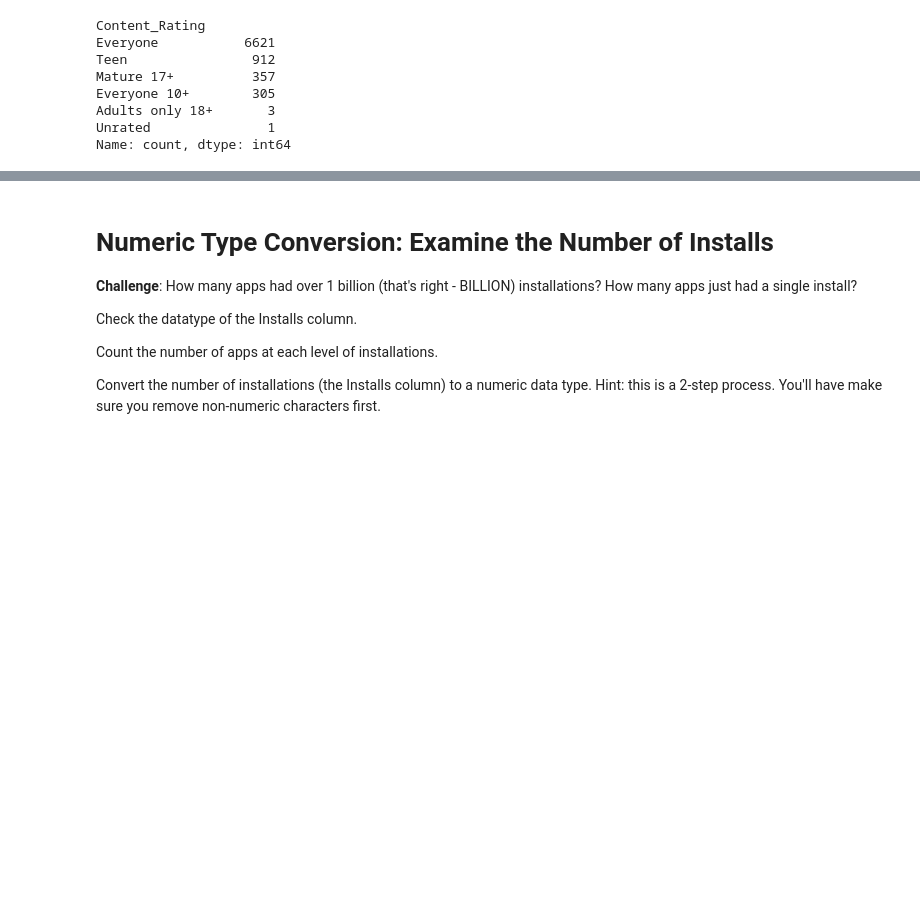
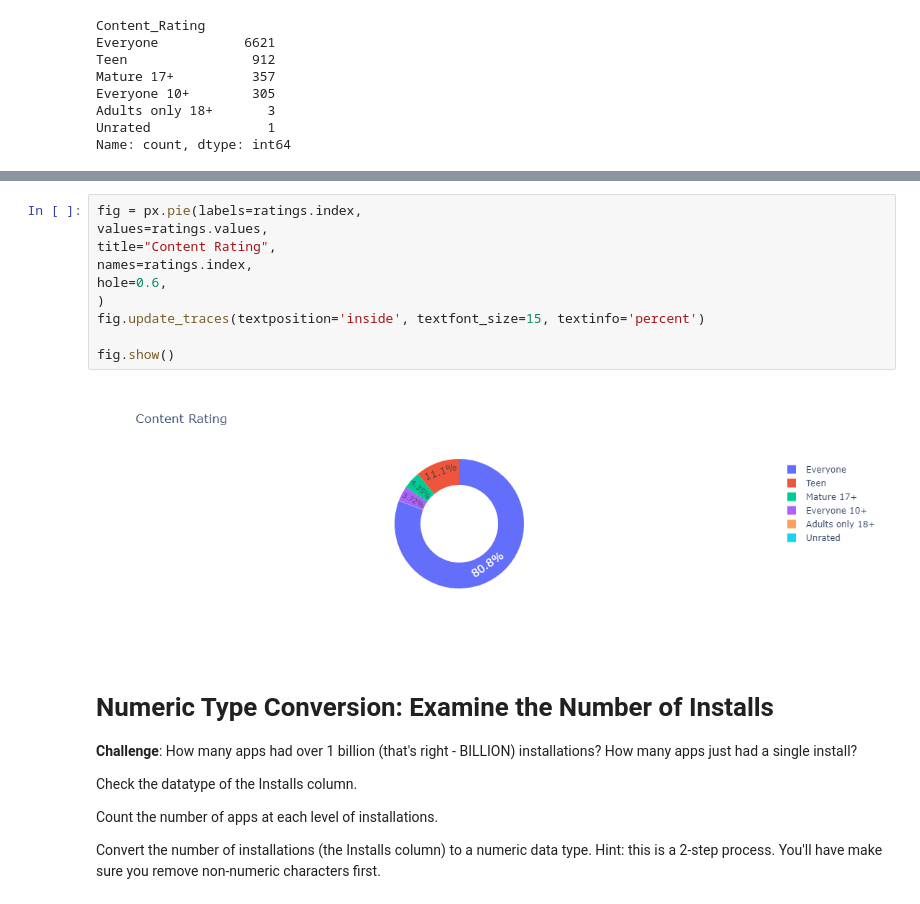
Before and after one commit to myDelevop/band-name-generator, a Jupyter notebook: udemy/day_76/Google Play Store App Analytics (start).ipynb, the cells around one changed output, grey strips where cells are left out. Cells and saved outputs as stored; diff of their text form; blank space fills up the shorter version.

```diff
--- a/udemy/day_76/Google Play Store App Analytics (start).ipynb
+++ b/udemy/day_76/Google Play Store App Analytics (start).ipynb
@@ -170,3 +182,15 @@ fig.show()
+# %%
+fig = px.pie(labels=ratings.index,
+values=ratings.values,
+title="Content Rating",
+names=ratings.index,
+hole=0.6,
+)
+fig.update_traces(textposition='inside', textfont_size=15, textinfo='percent')
+
+fig.show()
+# %% [output]
+[figure, added]
 # %% [markdown]
 # Numeric Type Conversion: Examine the Number of Installs
 
```
Also changed, not shown: parts of 8 cells of this notebook.
